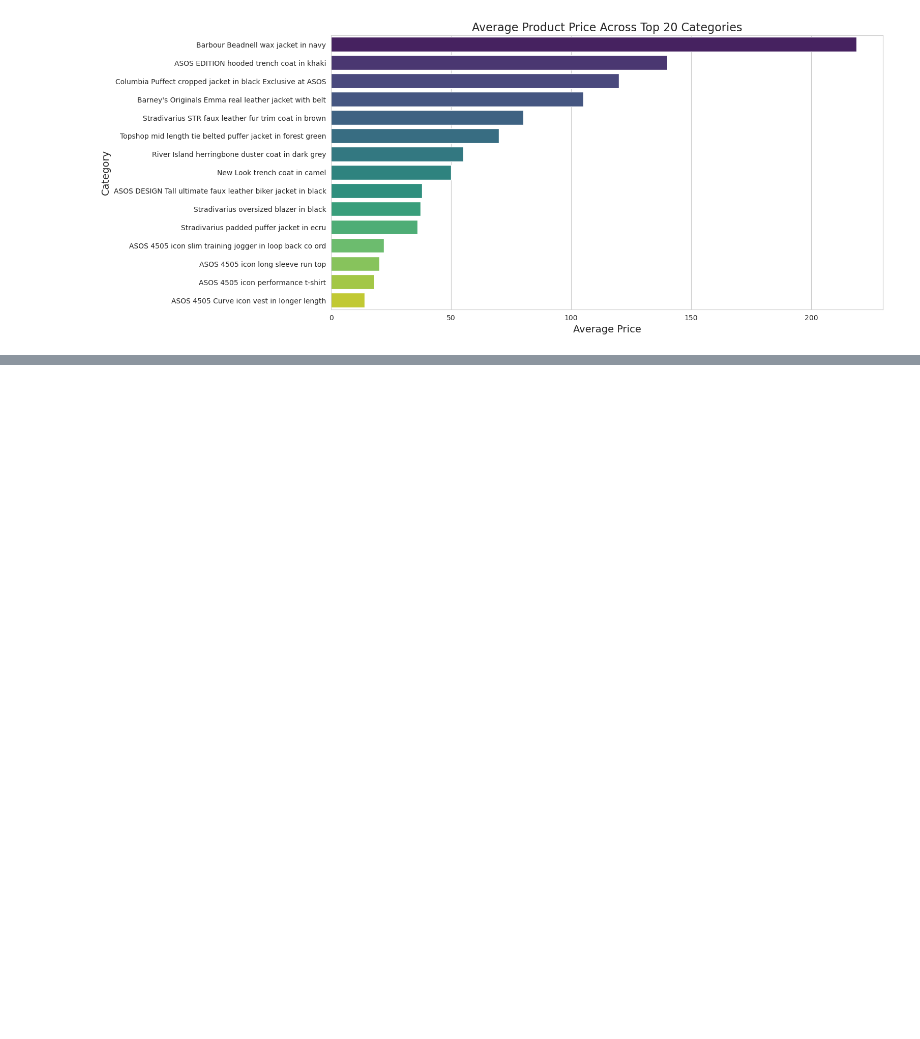
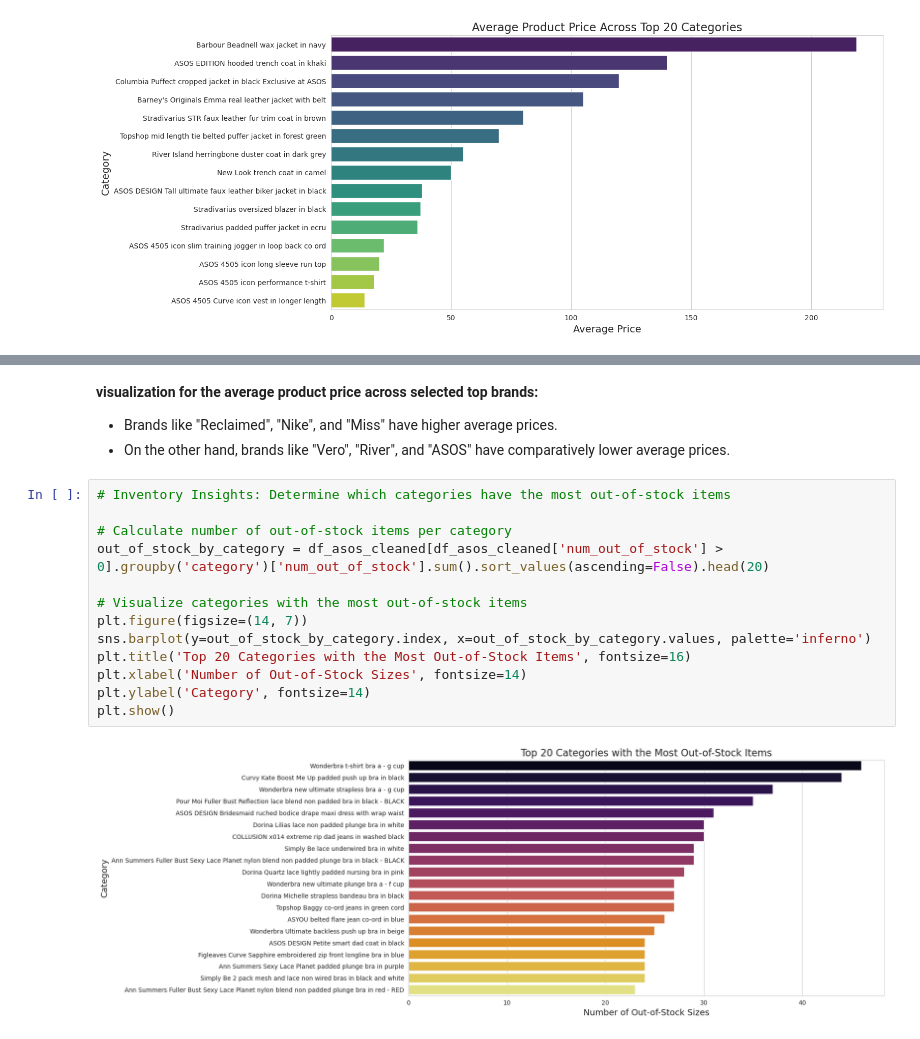
Before and after one commit to raj-rajat/Asos-E-Commerce-Dataset---30-845-products, a Jupyter notebook: asos-e-commerce-dataset-30-845-products.ipynb, the cells around one changed output, grey strips where cells are left out. Cells and saved outputs as stored; diff of their text form; blank space fills up the shorter version.

```diff
--- a/asos-e-commerce-dataset-30-845-products.ipynb
+++ b/asos-e-commerce-dataset-30-845-products.ipynb
@@ -179,0 +370,20 @@ See the caveats in the documentation: https://pandas.pydata.org/pandas-docs/stab
+# %% [markdown]
+**visualization for the average product price across selected top brands:**
+
+* Brands like "Reclaimed", "Nike", and "Miss" have higher average prices.
+* On the other hand, brands like "Vero", "River", and "ASOS" have comparatively lower average prices.
+# %%
+# Inventory Insights: Determine which categories have the most out-of-stock items
+
+# Calculate number of out-of-stock items per category
+out_of_stock_by_category = df_asos_cleaned[df_asos_cleaned['num_out_of_stock'] > 0].groupby('category')['num_out_of_stock'].sum().sort_values(ascending=False).head(20)
+
+# Visualize categories with the most out-of-stock items
+plt.figure(figsize=(14, 7))
+sns.barplot(y=out_of_stock_by_category.index, x=out_of_stock_by_category.values, palette='inferno')
+plt.title('Top 20 Categories with the Most Out-of-Stock Items', fontsize=16)
+plt.xlabel('Number of Out-of-Stock Sizes', fontsize=14)
+plt.ylabel('Category', fontsize=14)
+plt.show()
+# %% [output]
+[figure, added]
```
Also changed, not shown: parts of 14 cells of this notebook.
